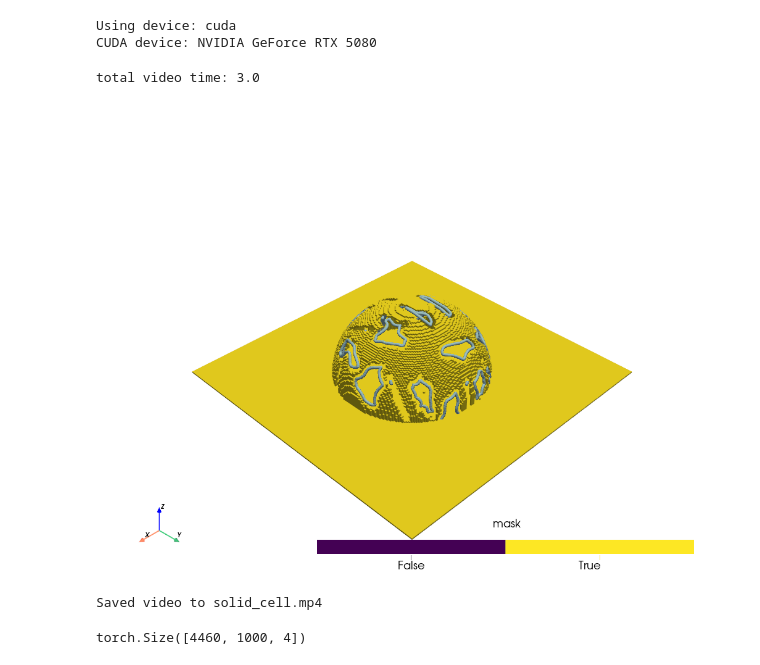
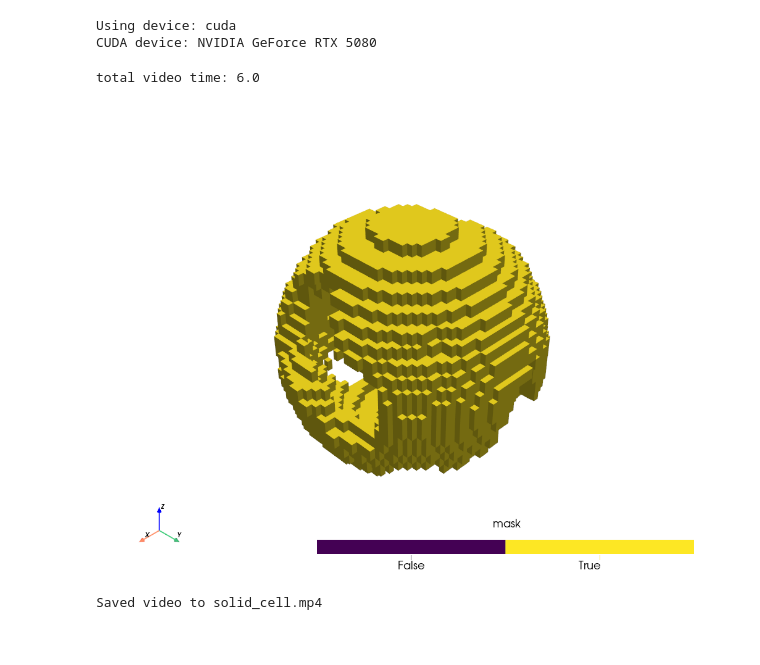
Before and after one commit to teo646/CFD, a Jupyter notebook: simulation/explosion_simulation.ipynb, the cells around one changed output. Drawn from its saved outputs; the diff is of its cells as text; code cells hidden in the pictures.

```diff
--- a/simulation/explosion_simulation.ipynb
+++ b/simulation/explosion_simulation.ipynb
@@ -50,8 +50,8 @@ CUDA device: NVIDIA GeForce RTX 5080
 
 X_DOMAIN = [0, 1]
 Y_DOMAIN = [0, 1]
-Z_DOMAIN = [0, 0.5]
-T_DOMAIN = [0, 0.06]
+Z_DOMAIN = [0, 1]
+T_DOMAIN = [0, 0.12]
 EXPLOSION_T = 0.12
 
 GAMMA = 1.4
@@ -92,14 +92,14 @@ p_outer = p_outer_phy / p0
 
 sigma = 0.01
 boundary_band_radius = 0.25
-center = (0.5, 0.5, 0)
+center = (0.5, 0.5, 0.5)
 
 FPS = 10
 PB_speed = 0.02
 
 print(f"total video time: {(T_DOMAIN[1] - T_DOMAIN[0]) / PB_speed}")
 # %% [output]
-total video time: 3.0
+total video time: 6.0
 # %%
 nz, ny, nx = RESOLUTION
 
@@ -123,38 +123,43 @@ source[..., 4][explosion_mask] = 25000
 source[..., 0][explosion_mask] = 12
 # %%
 #lines on volume parameters----------------------------------------
-num_points = 1000
-sphere_contours, boundary_band = create_boundary_band_with_contours(
-            RESOLUTION,
+num_polylines = 5000
+num_points = 300
+
+boundary_band = create_boundary_band_solid_mask(
+                    RESOLUTION,
+                    0.1,
+                    0.4,
+                    0.1,
+                    X_DOMAIN,
+                    Y_DOMAIN,
+                    Z_DOMAIN,
+                    center=center,
+                    band_half_thickness=None,
+                    device=device
+                )
+'''
+wall_solid_cell =  torch.zeros_like(boundary_band)
+wall_solid_cell[0, :, :] = 1
+'''
+solid_cell = boundary_band
+
+
+visualize_voxel(solid_cell, origin = (X_DOMAIN[0], Y_DOMAIN[0], Z_DOMAIN[0]), spacing = (DX, DY, DZ),\
+                save_path = 'solid_cell.mp4')
+
+#w추가
+lines = create_uniform_sphere_points(
             boundary_band_radius,
-            60,
-            (0.08, 0.08),
-            0.0012,
+            num_polylines,
+            num_points,
             X_DOMAIN,
             Y_DOMAIN,
             Z_DOMAIN,
             center=center,
-            device=device,
-            contour_offsets = [0.011]
-            )
+            device=device)
 
-points = torch.cat(sphere_contours, dim=0)
-
-wall = torch.zeros_like(boundary_band)
-wall[0, :, :] = True
-solid_cell = boundary_band | wall
-
-visualize_voxel(solid_cell, origin = (X_DOMAIN[0], Y_DOMAIN[0], Z_DOMAIN[0]), point_cloud = points,\
-                spacing = (DX, DY, DZ), save_path = 'solid_cell.mp4')
-
-#w추가
-w = torch.ones((points.shape[0], 1), device=device)
-polylines = torch.cat([points, w], dim=-1).unsqueeze(1).repeat(1, num_points, 1)
-LoV = LinesOnVolume(2000, 2000, polylines, X_DOMAIN, Y_DOMAIN, Z_DOMAIN, max_length = 0.6, anchor = True)
+LoV = LinesOnVolume(2000, 2000, lines, X_DOMAIN, Y_DOMAIN, Z_DOMAIN, max_length = 0.5)
 # %% [output]
-[figure, old version]
+[figure, new version]
 Saved video to solid_cell.mp4
-# %%
-print(polylines.shape)
-# %% [output]
-torch.Size([4460, 1000, 4])
```
Also changed, not shown: parts of 4 cells of this notebook, 3 other files.
